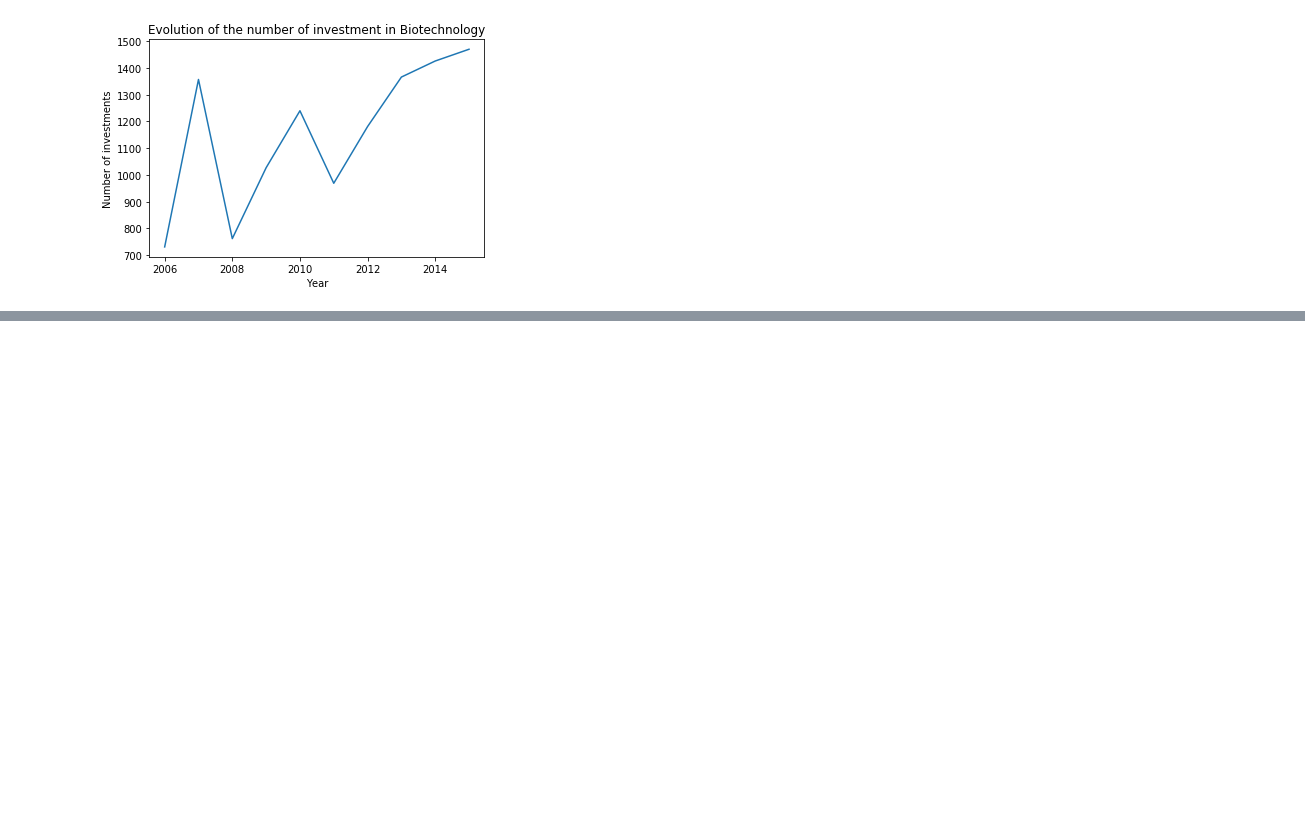
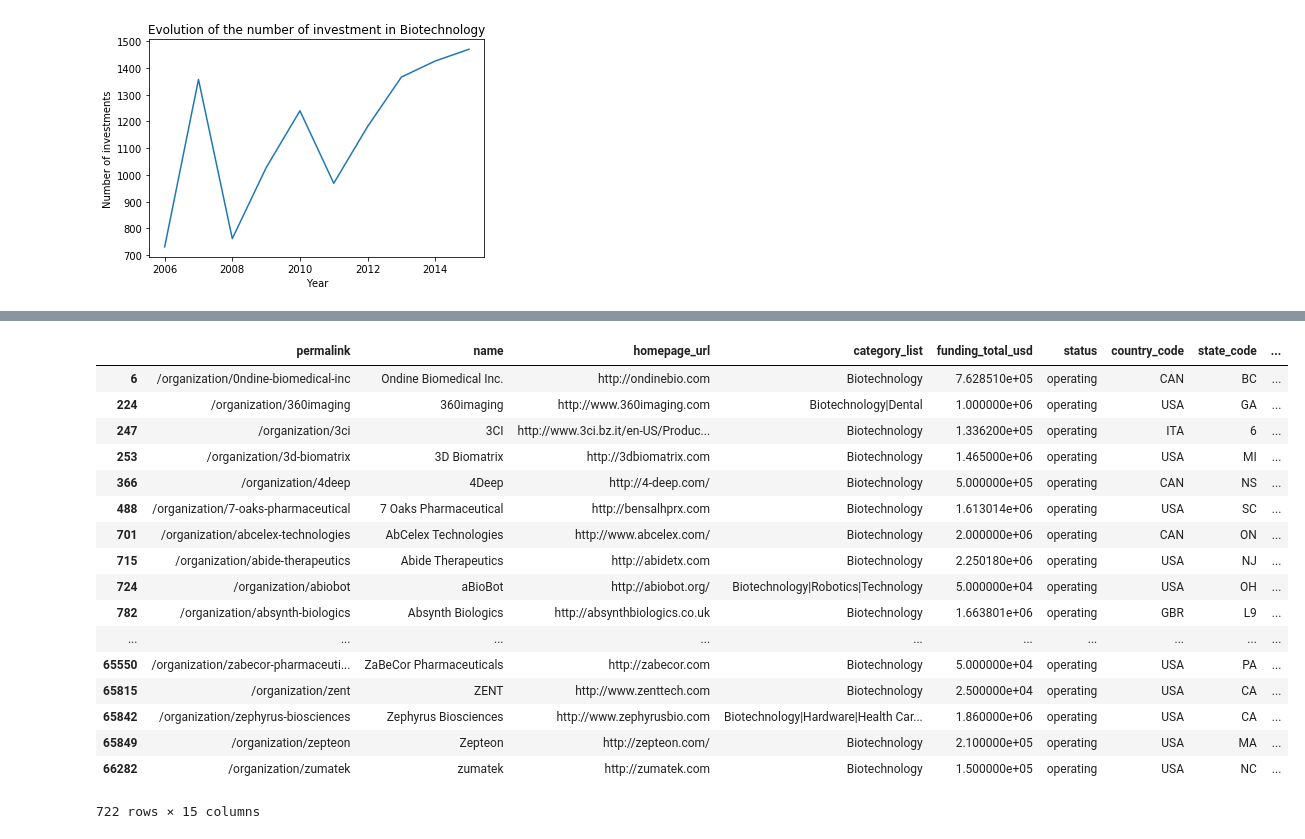
Before and after one commit to alvarofc/Project, a Jupyter notebook: Clean-process.ipynb, the cells around one changed output, grey strips where cells are left out. Drawn from its saved outputs; the diff is of its cells as text; code cells hidden in the pictures; blank space fills up the shorter version.

```diff
--- a/Clean-process.ipynb
+++ b/Clean-process.ipynb
@@ -379,0 +420,21 @@ urls
+# %%
+company_sector[(company_sector['total_funding_size']=='small')&(company_sector['funding_total_usd'] > 0) & (company_sector['status'] == 'operating')]
+# %% [output]
+|  | permalink | name | homepage_url | category_list | funding_total_usd | status | country_code | state_code | ... |
+| 6 | /organization/0ndine-biomedical-inc | Ondine Biomedical Inc. | http://ondinebio.com | Biotechnology | 7.628510e+05 | operating | CAN | BC | ... |
+| 224 | /organization/360imaging | 360imaging | http://www.360imaging.com | Biotechnology|Dental | 1.000000e+06 | operating | USA | GA | ... |
+| 247 | /organization/3ci | 3CI | http://www.3ci.bz.it/en-US/Produc... | Biotechnology | 1.336200e+05 | operating | ITA | 6 | ... |
+| 253 | /organization/3d-biomatrix | 3D Biomatrix | http://3dbiomatrix.com | Biotechnology | 1.465000e+06 | operating | USA | MI | ... |
+| 366 | /organization/4deep | 4Deep | http://4-deep.com/ | Biotechnology | 5.000000e+05 | operating | CAN | NS | ... |
+| 488 | /organization/7-oaks-pharmaceutical | 7 Oaks Pharmaceutical | http://bensalhprx.com | Biotechnology | 1.613014e+06 | operating | USA | SC | ... |
+| 701 | /organization/abcelex-technologies | AbCelex Technologies | http://www.abcelex.com/ | Biotechnology | 2.000000e+06 | operating | CAN | ON | ... |
+| 715 | /organization/abide-therapeutics | Abide Therapeutics | http://abidetx.com | Biotechnology | 2.250180e+06 | operating | USA | NJ | ... |
+| 724 | /organization/abiobot | aBioBot | http://abiobot.org/ | Biotechnology|Robotics|Technology | 5.000000e+04 | operating | USA | OH | ... |
+| 782 | /organization/absynth-biologics | Absynth Biologics | http://absynthbiologics.co.uk | Biotechnology | 1.663801e+06 | operating | GBR | L9 | ... |
+| ... | ... | ... | ... | ... | ... | ... | ... | ... | ... |
+| 65550 | /organization/zabecor-pharmaceuti... | ZaBeCor Pharmaceuticals | http://zabecor.com | Biotechnology | 5.000000e+04 | operating | USA | PA | ... |
+| 65815 | /organization/zent | ZENT | http://www.zenttech.com | Biotechnology | 2.500000e+04 | operating | USA | CA | ... |
+| 65842 | /organization/zephyrus-biosciences | Zephyrus Biosciences | http://www.zephyrusbio.com | Biotechnology|Hardware|Health Car... | 1.860000e+06 | operating | USA | CA | ... |
+| 65849 | /organization/zepteon | Zepteon | http://zepteon.com/ | Biotechnology | 2.100000e+05 | operating | USA | MA | ... |
+| 66282 | /organization/zumatek | zumatek | http://zumatek.com | Biotechnology | 1.500000e+05 | operating | USA | NC | ... |
+722 rows × 15 columns
```
Also changed, not shown: parts of 18 cells of this notebook.
